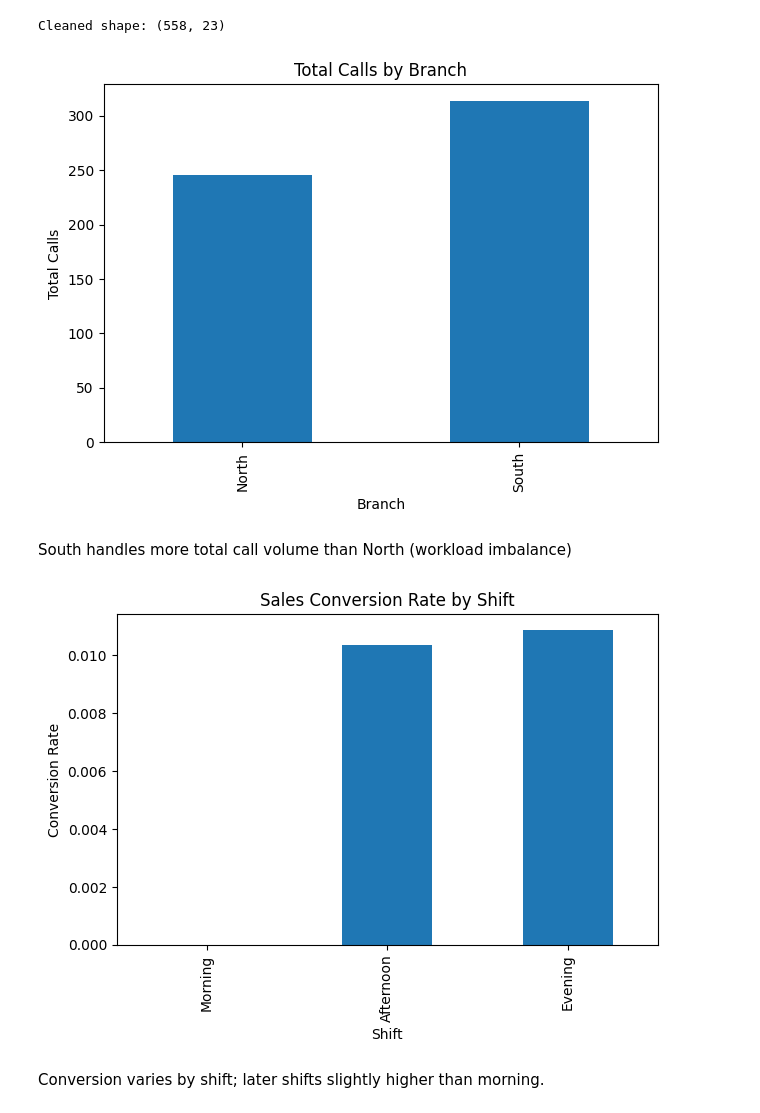
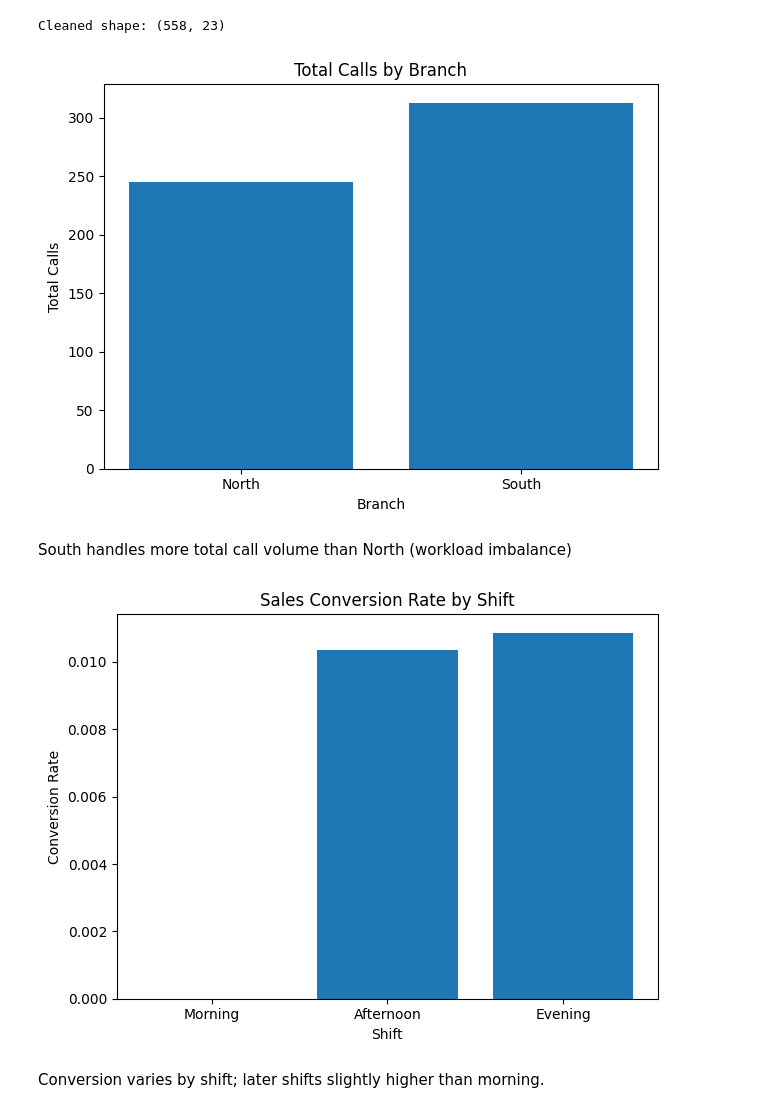
Before and after one commit to apurba007/MSDS670-Data-Visualization, a Jupyter notebook: week5.ipynb, the cells around one changed output. Saved outputs shown, nothing was run; the diff lists cells and outputs as text; code cells hidden in the pictures.

```diff
--- a/week5.ipynb
+++ b/week5.ipynb
@@ -47,23 +47,24 @@ print("\nCleaned shape:", df.shape)
 # %% [output]
 Cleaned shape: (558, 23)
 # %%
-# Total Calls by Branch
-df.groupby('Branch')['Calls'].sum().sort_values().plot(kind='bar')
+s = df.groupby('Branch')['Calls'].sum().sort_values()
+plt.bar(s.index, s.values)
 plt.title('Total Calls by Branch')
 plt.xlabel('Branch'); plt.ylabel('Total Calls')
 plt.tight_layout(); plt.show()
 # %% [output]
-[figure, old version]
+[figure, new version]
 # %% [markdown]
 South handles more total call volume than North (workload imbalance)
 # %%
 # Sales Conversion Rate by Shift
-df.groupby('Shift')['Sale_Flag'].mean().sort_values().plot(kind='bar')
+s = df.groupby('Shift')['Sale_Flag'].mean().sort_values()
+plt.bar(s.index, s.values)
 plt.title('Sales Conversion Rate by Shift')
 plt.xlabel('Shift'); plt.ylabel('Conversion Rate')
 plt.tight_layout(); plt.show()
 # %% [output]
-[figure, old version]
+[figure, new version]
 # %% [markdown]
 Conversion varies by shift; later shifts slightly higher than morning.
 # %%
```
Also changed, not shown: parts of 4 cells of this notebook.
